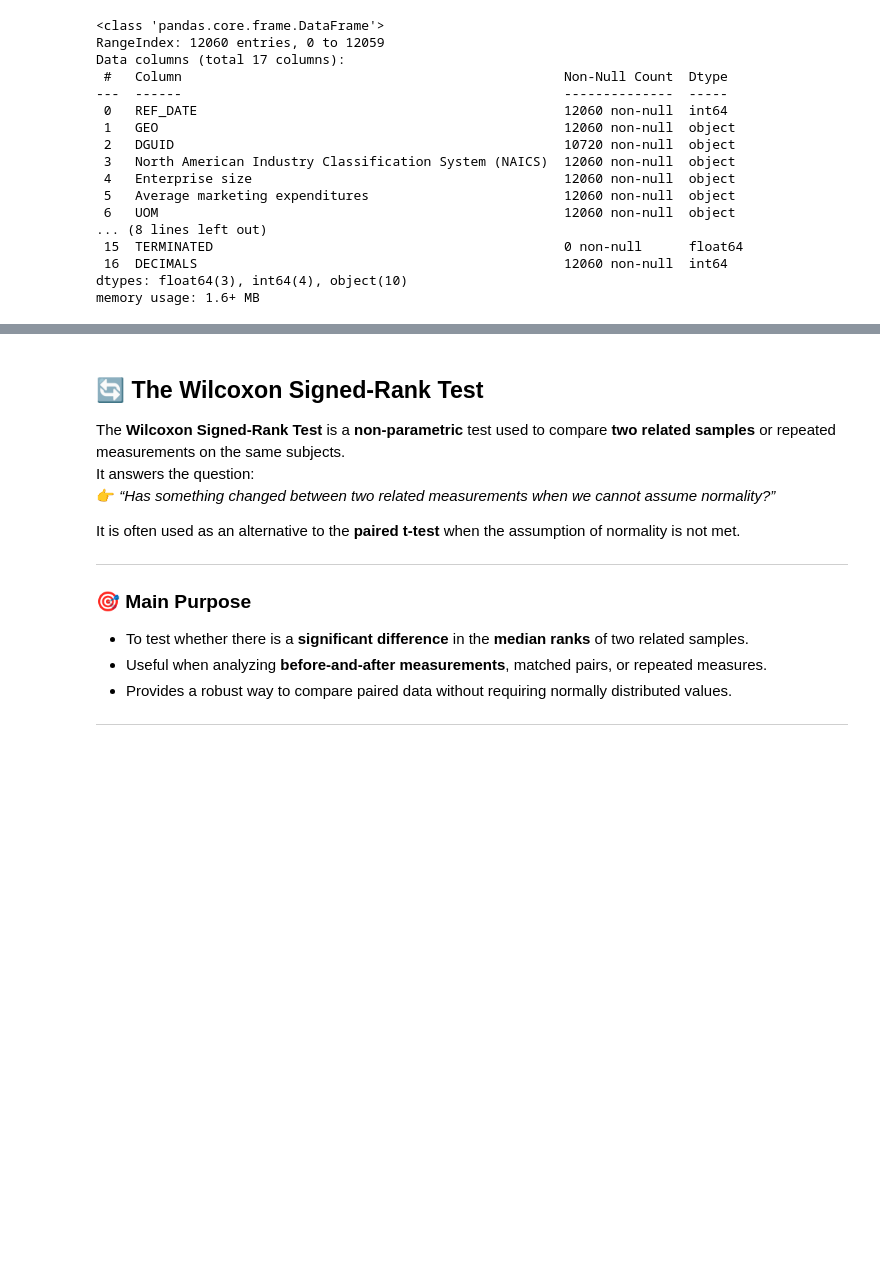
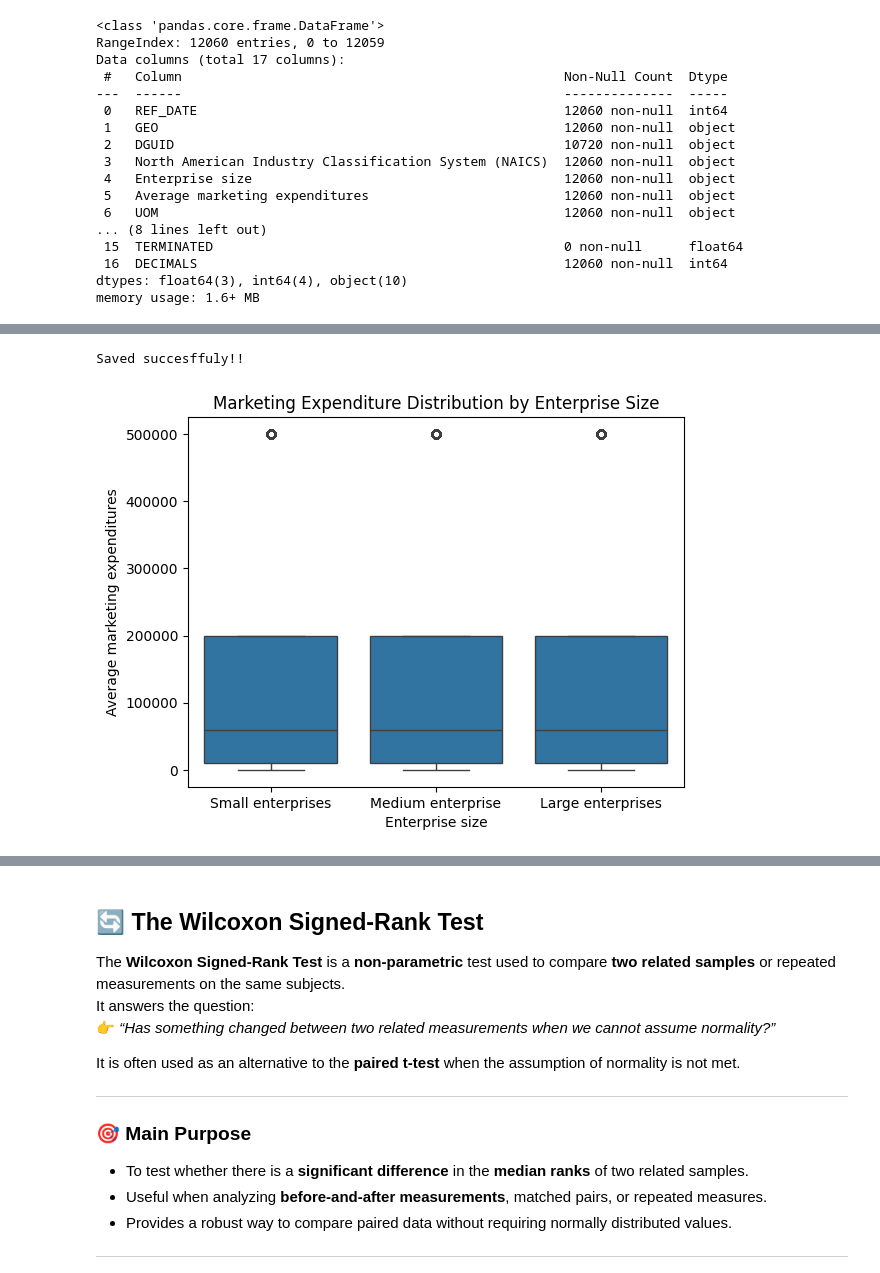
Before and after one commit to Lesley-w19/IntroToInference_Workshop, a Jupyter notebook: IntroToInference_Workshop.ipynb, the cells around one changed output, grey strips where cells are left out. Saved outputs shown, nothing was run; the diff lists cells and outputs as text; code cells hidden in the pictures; blank space fills up the shorter version.

```diff
--- a/IntroToInference_Workshop.ipynb
+++ b/IntroToInference_Workshop.ipynb
@@ -2069,7 +2135,7 @@ Use Case: Test whether different ad campaigns (TV, social media, email) result i
 # %%
-customer_df = pd.read_csv("./data/27100090.csv")
+market_df = pd.read_csv("./data/27100090.csv")
 
-customer_df.head()
+market_df.head()
 # %% [output]
 |  | REF_DATE | GEO | DGUID | North American Industry Classific... | Enterprise size | Average marketing expenditures | UOM | ... |
 | 0 | 2009 | Canada | 2016A000011124 | All surveyed industries | Total enterprises | No expenditures | Percent | ... |
@@ -2099,0 +2193,15 @@ memory usage: 1.6+ MB
+# %%
+# convert the string to average mean of the group bracket
+avg_exenditure = {
+    'No expenditures': 0,
+    '$1 to $19,999': 10000,
+     '$20,000 to $99,999': 60000,
+      '$100,000 to $299,999' : 200000,
+      '$300,000 and more' :   500000
+}
+
+
+for key, value in avg_exenditure.items():
+    market_df.loc[market_df["Average marketing expenditures"] == key, "Average marketing expenditures"] = value
+
+market_df.head(10)
@@ -2099,0 +2226,12 @@ memory usage: 1.6+ MB
+# %%
+# rename rows of the Enterprise sizecolumn
+rename_rows = {
+    'Small enterprises (20 to 99 employees)': 'Small enterprises',
+       'Medium-sized enterprises (100 to 249 employees)': 'Medium enterprise',
+       'Large enterprises (250 and more employees)': 'Large enterprises'
+}
+
+
+market_df['Enterprise size'] = market_df['Enterprise size'].replace(rename_rows)
+
+market_df
@@ -2099,0 +2252,18 @@ memory usage: 1.6+ MB
+# %%
+market_df.to_csv("./data/marketing.csv")
+print("Saved succesffuly!!")
+# %% [output]
+Saved succesffuly!!
+# %%
+import seaborn as sns
+import matplotlib.pyplot as plt
+
+# Prepare data
+marketing_df1 = market_df[(market_df['GEO'].str.strip().str.lower() == 'canada') &
+                          (market_df['Enterprise size'].str.strip().str.lower().isin(['small enterprises', 'medium enterprise', 'large enterprises']))].copy()
+
+sns.boxplot(x='Enterprise size', y='Average marketing expenditures', data=marketing_df1)
+plt.title('Marketing Expenditure Distribution by Enterprise Size')
+plt.show()
+# %% [output]
+[figure, added]
```
Also changed, not shown: parts of 19 cells of this notebook, 3 other files.
